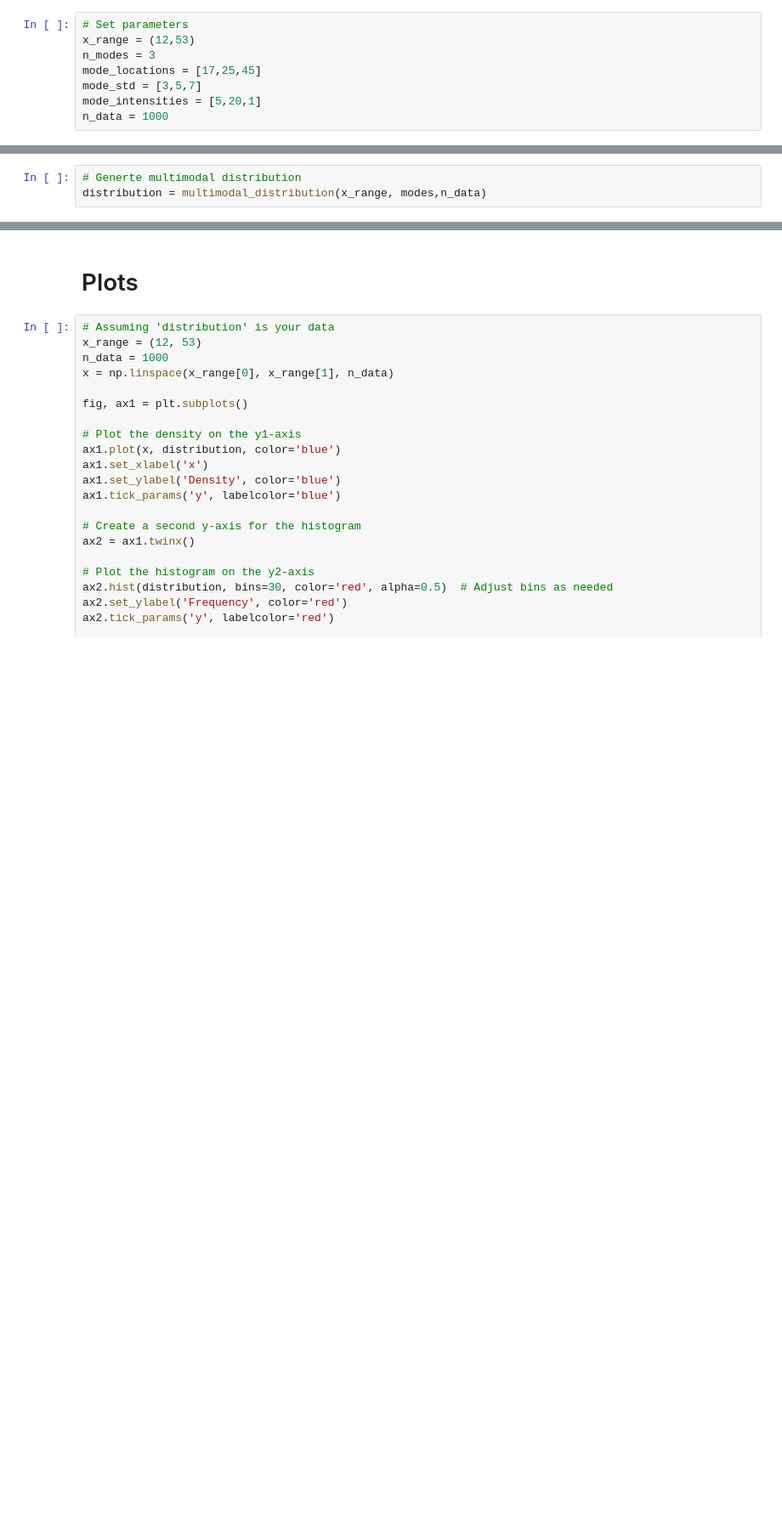
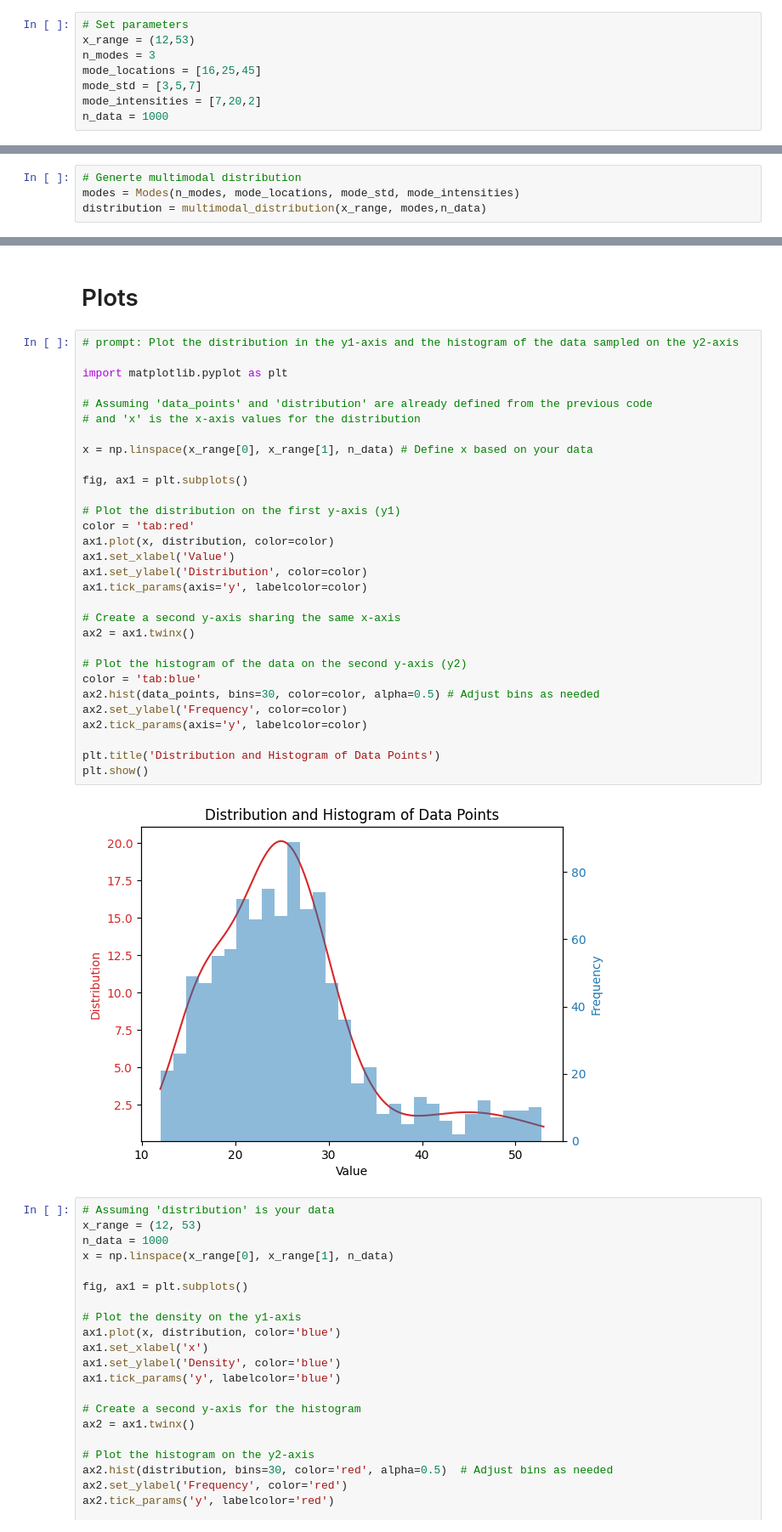
Before and after one commit to luquelab/lab-data-science, a Jupyter notebook: notebooks/generate_multimodal_data.ipynb, the cells around one changed output, grey strips where cells are left out. Shown: that part at 85% size. Drawn from its saved outputs; the diff is of its cells as text; blank space fills up the shorter version.

Commit message:
Add a plot combining the distribution and data sample histogram. #1.

```diff
--- a/notebooks/generate_multimodal_data.ipynb
+++ b/notebooks/generate_multimodal_data.ipynb
@@ -24,9 +24,9 @@ The user can define the characteristics of the multimodal data sample in the cod
 # Set parameters
 x_range = (12,53)
 n_modes = 3
-mode_locations = [17,25,45]
+mode_locations = [16,25,45]
 mode_std = [3,5,7]
-mode_intensities = [5,20,1]
+mode_intensities = [7,20,2]
 n_data = 1000
 # %% [markdown]
 # Code
@@ -122,5 +122,6 @@ def generate_data_points(distribution, x_range, num_points):
 ## Distribution
 # %%
 # Generte multimodal distribution
+modes = Modes(n_modes, mode_locations, mode_std, mode_intensities)
 distribution = multimodal_distribution(x_range, modes,n_data)
 # %% [markdown]
@@ -146,5 +133,37 @@ plt.show()
 # %% [markdown]
 # Plots
+# %%
+# prompt: Plot the distribution in the y1-axis and the histogram of the data sampled on the y2-axis
+
+import matplotlib.pyplot as plt
+
+# Assuming 'data_points' and 'distribution' are already defined from the previous code
+# and 'x' is the x-axis values for the distribution
+
+x = np.linspace(x_range[0], x_range[1], n_data) # Define x based on your data
+
+fig, ax1 = plt.subplots()
+
+# Plot the distribution on the first y-axis (y1)
+color = 'tab:red'
+ax1.plot(x, distribution, color=color)
+ax1.set_xlabel('Value')
+ax1.set_ylabel('Distribution', color=color)
+ax1.tick_params(axis='y', labelcolor=color)
+
+# Create a second y-axis sharing the same x-axis
+ax2 = ax1.twinx()
+
+# Plot the histogram of the data on the second y-axis (y2)
+color = 'tab:blue'
+ax2.hist(data_points, bins=30, color=color, alpha=0.5) # Adjust bins as needed
+ax2.set_ylabel('Frequency', color=color)
+ax2.tick_params(axis='y', labelcolor=color)
+
+plt.title('Distribution and Histogram of Data Points')
+plt.show()
+# %% [output]
+[figure, added]
 # %%
 # Assuming 'distribution' is your data
 x_range = (12, 53)
```
Also changed, not shown: parts of 2 cells of this notebook.
